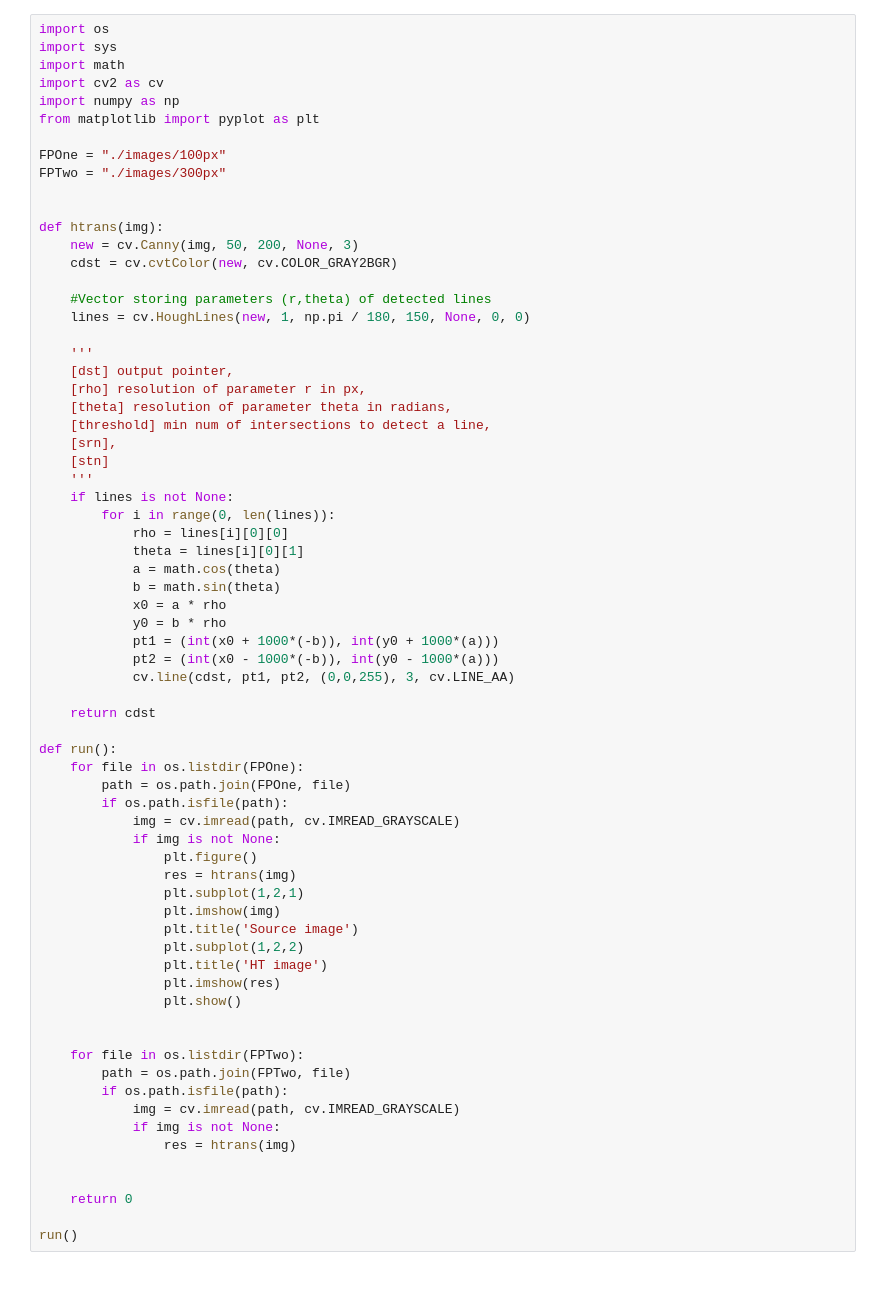
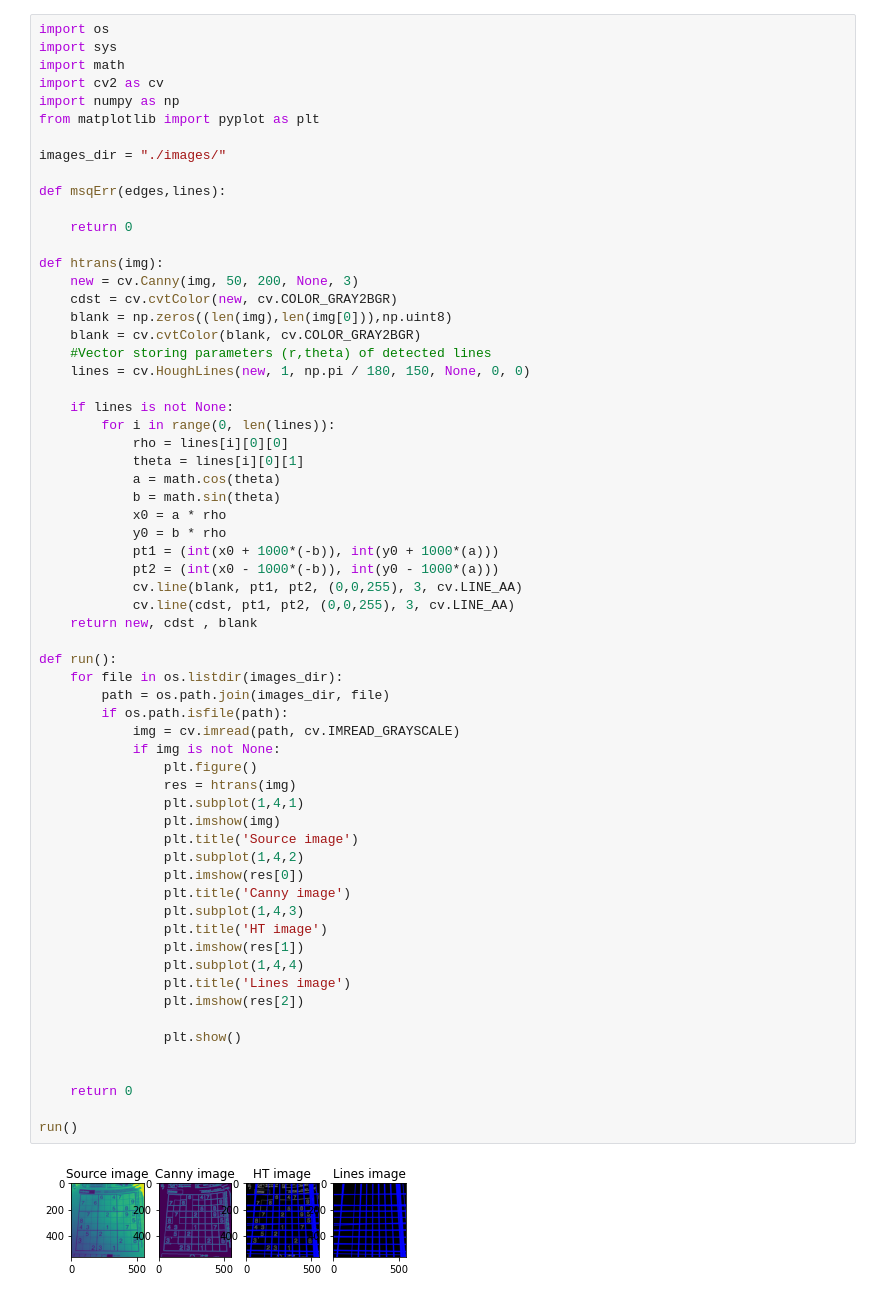
Before and after one commit to garrett-london/HoughTransform, a Jupyter notebook: HoughTransform.ipynb, the cells around one changed output. Saved outputs shown, nothing was run; the diff lists cells and outputs as text.

Commit message:
display canny, HT images

```diff
--- a/HoughTransform.ipynb
+++ b/HoughTransform.ipynb
@@ -6,64 +6,60 @@ import cv2 as cv
 import numpy as np
 from matplotlib import pyplot as plt
 
-FPOne = "./images/100px"
-FPTwo = "./images/300px"
+images_dir = "./images/"
 
+def msqErr(edges,lines):
+
+    return 0
 
 def htrans(img):
     new = cv.Canny(img, 50, 200, None, 3)
     cdst = cv.cvtColor(new, cv.COLOR_GRAY2BGR)
-
+    blank = np.zeros((len(img),len(img[0])),np.uint8)
+    blank = cv.cvtColor(blank, cv.COLOR_GRAY2BGR)
     #Vector storing parameters (r,theta) of detected lines
     lines = cv.HoughLines(new, 1, np.pi / 180, 150, None, 0, 0)
 
-    '''
-    [dst] output pointer,
-    [rho] resolution of parameter r in px,
-    [theta] resolution of parameter theta in radians,
-    [threshold] min num of intersections to detect a line,
-    [srn],
-    [stn]
-    '''
     if lines is not None:
         for i in range(0, len(lines)):
             rho = lines[i][0][0]
             theta = lines[i][0][1]
             a = math.cos(theta)
             b = math.sin(theta)
             x0 = a * rho
             y0 = b * rho
             pt1 = (int(x0 + 1000*(-b)), int(y0 + 1000*(a)))
             pt2 = (int(x0 - 1000*(-b)), int(y0 - 1000*(a)))
+            cv.line(blank, pt1, pt2, (0,0,255), 3, cv.LINE_AA)
             cv.line(cdst, pt1, pt2, (0,0,255), 3, cv.LINE_AA)
-
-    return cdst
+    return new, cdst , blank
 
 def run():
-    for file in os.listdir(FPOne):
-        path = os.path.join(FPOne, file)
+    for file in os.listdir(images_dir):
+        path = os.path.join(images_dir, file)
         if os.path.isfile(path):
             img = cv.imread(path, cv.IMREAD_GRAYSCALE)
             if img is not None:
                 plt.figure()
                 res = htrans(img)
-                plt.subplot(1,2,1)
+                plt.subplot(1,4,1)
                 plt.imshow(img)
                 plt.title('Source image')
-                plt.subplot(1,2,2)
+                plt.subplot(1,4,2)
+                plt.imshow(res[0])
+                plt.title('Canny image')
+                plt.subplot(1,4,3)
                 plt.title('HT image')
-                plt.imshow(res)
+                plt.imshow(res[1])
+                plt.subplot(1,4,4)
+                plt.title('Lines image')
+                plt.imshow(res[2])
+
                 plt.show()
-
-
-    for file in os.listdir(FPTwo):
-        path = os.path.join(FPTwo, file)
-        if os.path.isfile(path):
-            img = cv.imread(path, cv.IMREAD_GRAYSCALE)
-            if img is not None:
-                res = htrans(img)
 
 
     return 0
 
 run()
+# %% [output]
+[figure, added]
```
Also changed, not shown: parts of 1 cell of this notebook, 1 other file.
